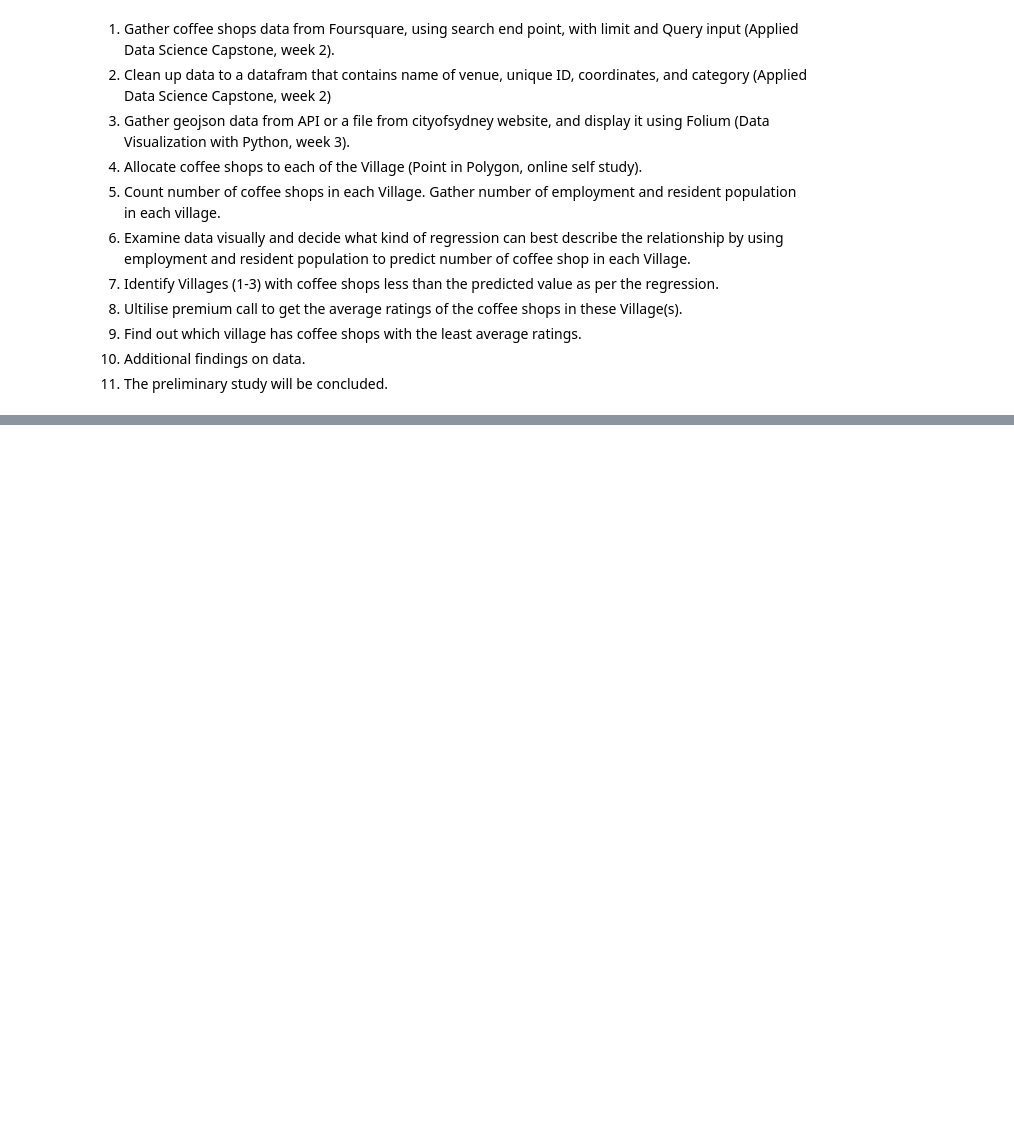
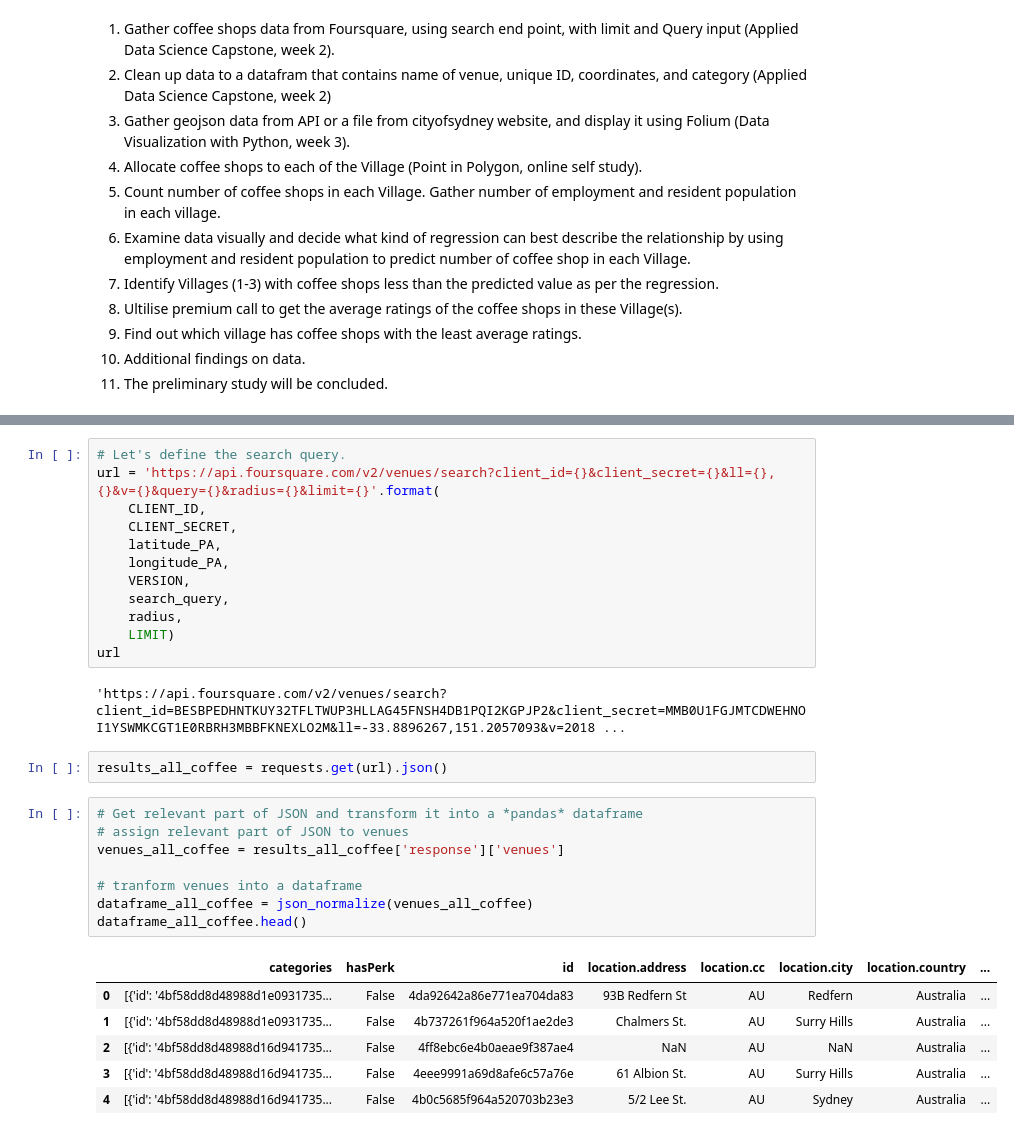
Before and after one commit to larrymanloklai/IBM-Data-Science-Prof-Cert, a Jupyter notebook: Capstone project notebook (final).ipynb, the cells around one changed output, grey strips where cells are left out. Cells and saved outputs as stored; diff of their text form; blank space fills up the shorter version.

```diff
--- a/Capstone project notebook (final).ipynb
+++ b/Capstone project notebook (final).ipynb
@@ -26,0 +94,31 @@ To leverage the data from Foursquare, location of train stations and bus stops w
+# %%
+# Let's define the search query.
+url = 'https://api.foursquare.com/v2/venues/search?client_id={}&client_secret={}&ll={},{}&v={}&query={}&radius={}&limit={}'.format(
+    CLIENT_ID,
+    CLIENT_SECRET,
+    latitude_PA,
+    longitude_PA,
+    VERSION,
+    search_query,
+    radius,
+    LIMIT)
+url
+# %% [output]
+'https://api.foursquare.com/v2/venues/search?client_id=BESBPEDHNTKUY32TFLTWUP3HLLAG45FNSH4DB1PQI2KGPJP2&client_secret=MMB0U1FGJMTCDWEHNOI1YSWMKCGT1E0RBRH3MBBFKNEXLO2M&ll=-33.8896267,151.2057093&v=2018 ...
+# %%
+results_all_coffee = requests.get(url).json()
+# %%
+# Get relevant part of JSON and transform it into a *pandas* dataframe
+# assign relevant part of JSON to venues
+venues_all_coffee = results_all_coffee['response']['venues']
+
+# tranform venues into a dataframe
+dataframe_all_coffee = json_normalize(venues_all_coffee)
+dataframe_all_coffee.head()
+# %% [output]
+|  | categories | hasPerk | id | location.address | location.cc | location.city | location.country | ... |
+| 0 | [{'id': '4bf58dd8d48988d1e0931735... | False | 4da92642a86e771ea704da83 | 93B Redfern St | AU | Redfern | Australia | ... |
+| 1 | [{'id': '4bf58dd8d48988d1e0931735... | False | 4b737261f964a520f1ae2de3 | Chalmers St. | AU | Surry Hills | Australia | ... |
+| 2 | [{'id': '4bf58dd8d48988d16d941735... | False | 4ff8ebc6e4b0aeae9f387ae4 | NaN | AU | NaN | Australia | ... |
+| 3 | [{'id': '4bf58dd8d48988d16d941735... | False | 4eee9991a69d8afe6c57a76e | 61 Albion St. | AU | Surry Hills | Australia | ... |
+| 4 | [{'id': '4bf58dd8d48988d16d941735... | False | 4b0c5685f964a520703b23e3 | 5/2 Lee St. | AU | Sydney | Australia | ... |
```
Also changed, not shown: parts of 6 cells of this notebook.
